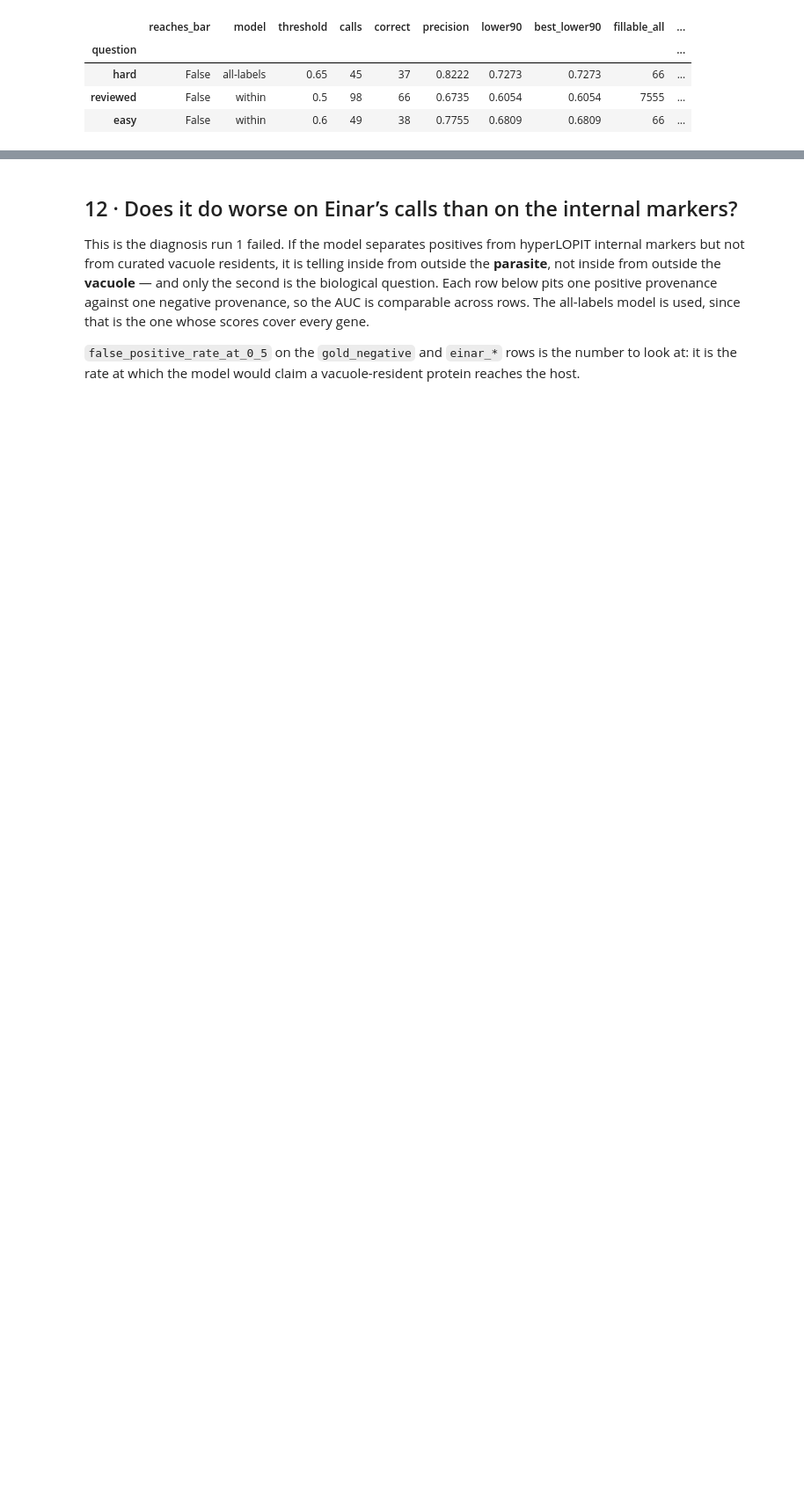
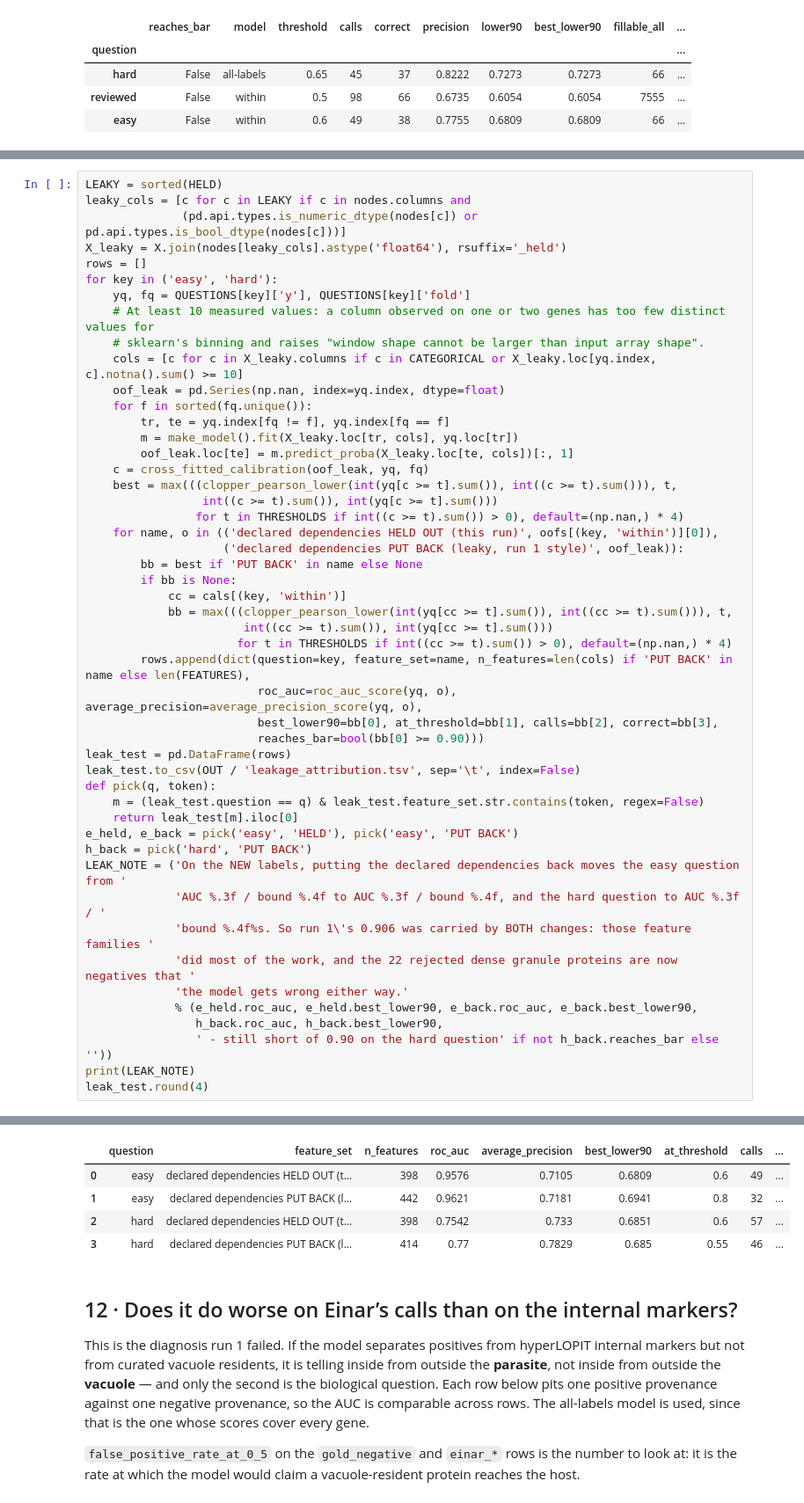
Before and after one commit to EinarOlafsson/parascape, a Jupyter notebook: notebooks/host_facing_inference_v2_2026_11_04.ipynb, the cells around one changed output, grey strips where cells are left out. Shown at 88% size. Drawn from its saved outputs; the diff is of its cells as text; blank space fills up the shorter version.

```diff
--- a/notebooks/host_facing_inference_v2_2026_11_04.ipynb
+++ b/notebooks/host_facing_inference_v2_2026_11_04.ipynb
@@ -991,0 +1051,50 @@ side by side, the three questions:
+# %%
+LEAKY = sorted(HELD)
+leaky_cols = [c for c in LEAKY if c in nodes.columns and
+              (pd.api.types.is_numeric_dtype(nodes[c]) or pd.api.types.is_bool_dtype(nodes[c]))]
+X_leaky = X.join(nodes[leaky_cols].astype('float64'), rsuffix='_held')
+rows = []
+for key in ('easy', 'hard'):
+    yq, fq = QUESTIONS[key]['y'], QUESTIONS[key]['fold']
+    # At least 10 measured values: a column observed on one or two genes has too few distinct values for
+    # sklearn's binning and raises "window shape cannot be larger than input array shape".
+    cols = [c for c in X_leaky.columns if c in CATEGORICAL or X_leaky.loc[yq.index, c].notna().sum() >= 10]
+    oof_leak = pd.Series(np.nan, index=yq.index, dtype=float)
+    for f in sorted(fq.unique()):
+        tr, te = yq.index[fq != f], yq.index[fq == f]
+        m = make_model().fit(X_leaky.loc[tr, cols], yq.loc[tr])
+        oof_leak.loc[te] = m.predict_proba(X_leaky.loc[te, cols])[:, 1]
+    c = cross_fitted_calibration(oof_leak, yq, fq)
+    best = max(((clopper_pearson_lower(int(yq[c >= t].sum()), int((c >= t).sum())), t,
+                 int((c >= t).sum()), int(yq[c >= t].sum()))
+                for t in THRESHOLDS if int((c >= t).sum()) > 0), default=(np.nan,) * 4)
+    for name, o in (('declared dependencies HELD OUT (this run)', oofs[(key, 'within')][0]),
+                    ('declared dependencies PUT BACK (leaky, run 1 style)', oof_leak)):
+        bb = best if 'PUT BACK' in name else None
+        if bb is None:
+            cc = cals[(key, 'within')]
+            bb = max(((clopper_pearson_lower(int(yq[cc >= t].sum()), int((cc >= t).sum())), t,
+                       int((cc >= t).sum()), int(yq[cc >= t].sum()))
+                      for t in THRESHOLDS if int((cc >= t).sum()) > 0), default=(np.nan,) * 4)
+        rows.append(dict(question=key, feature_set=name, n_features=len(cols) if 'PUT BACK' in name else len(FEATURES),
+                         roc_auc=roc_auc_score(yq, o), average_precision=average_precision_score(yq, o),
+                         best_lower90=bb[0], at_threshold=bb[1], calls=bb[2], correct=bb[3],
+                         reaches_bar=bool(bb[0] >= 0.90)))
+leak_test = pd.DataFrame(rows)
+leak_test.to_csv(OUT / 'leakage_attribution.tsv', sep='\t', index=False)
+def pick(q, token):
+    m = (leak_test.question == q) & leak_test.feature_set.str.contains(token, regex=False)
+    return leak_test[m].iloc[0]
+e_held, e_back = pick('easy', 'HELD'), pick('easy', 'PUT BACK')
+h_back = pick('hard', 'PUT BACK')
+LEAK_NOTE = ('On the NEW labels, putting the declared dependencies back moves the easy question from '
+             'AUC %.3f / bound %.4f to AUC %.3f / bound %.4f, and the hard question to AUC %.3f / '
+             'bound %.4f%s. So run 1\'s 0.906 was carried by BOTH changes: those feature families '
+             'did most of the work, and the 22 rejected dense granule proteins are now negatives that '
+             'the model gets wrong either way.'
+             % (e_held.roc_auc, e_held.best_lower90, e_back.roc_auc, e_back.best_lower90,
+                h_back.roc_auc, h_back.best_lower90,
+                ' - still short of 0.90 on the hard question' if not h_back.reaches_bar else ''))
+print(LEAK_NOTE)
+leak_test.round(4)
+# %% [output]
@@ -992,3 +1102,8 @@ side by side, the three questions:
+|  | question | feature_set | n_features | roc_auc | average_precision | best_lower90 | at_threshold | calls | ... |
+| 0 | easy | declared dependencies HELD OUT (t... | 398 | 0.9576 | 0.7105 | 0.6809 | 0.6 | 49 | ... |
+| 1 | easy | declared dependencies PUT BACK (l... | 442 | 0.9621 | 0.7181 | 0.6941 | 0.8 | 32 | ... |
+| 2 | hard | declared dependencies HELD OUT (t... | 398 | 0.7542 | 0.733 | 0.6851 | 0.6 | 57 | ... |
+| 3 | hard | declared dependencies PUT BACK (l... | 414 | 0.77 | 0.7829 | 0.685 | 0.55 | 46 | ... |
 # %% [markdown]
 ## 12 · Does it do worse on Einar’s calls than on the internal markers?
 
```
Also changed, not shown: parts of 10 cells of this notebook, 5 other files.
